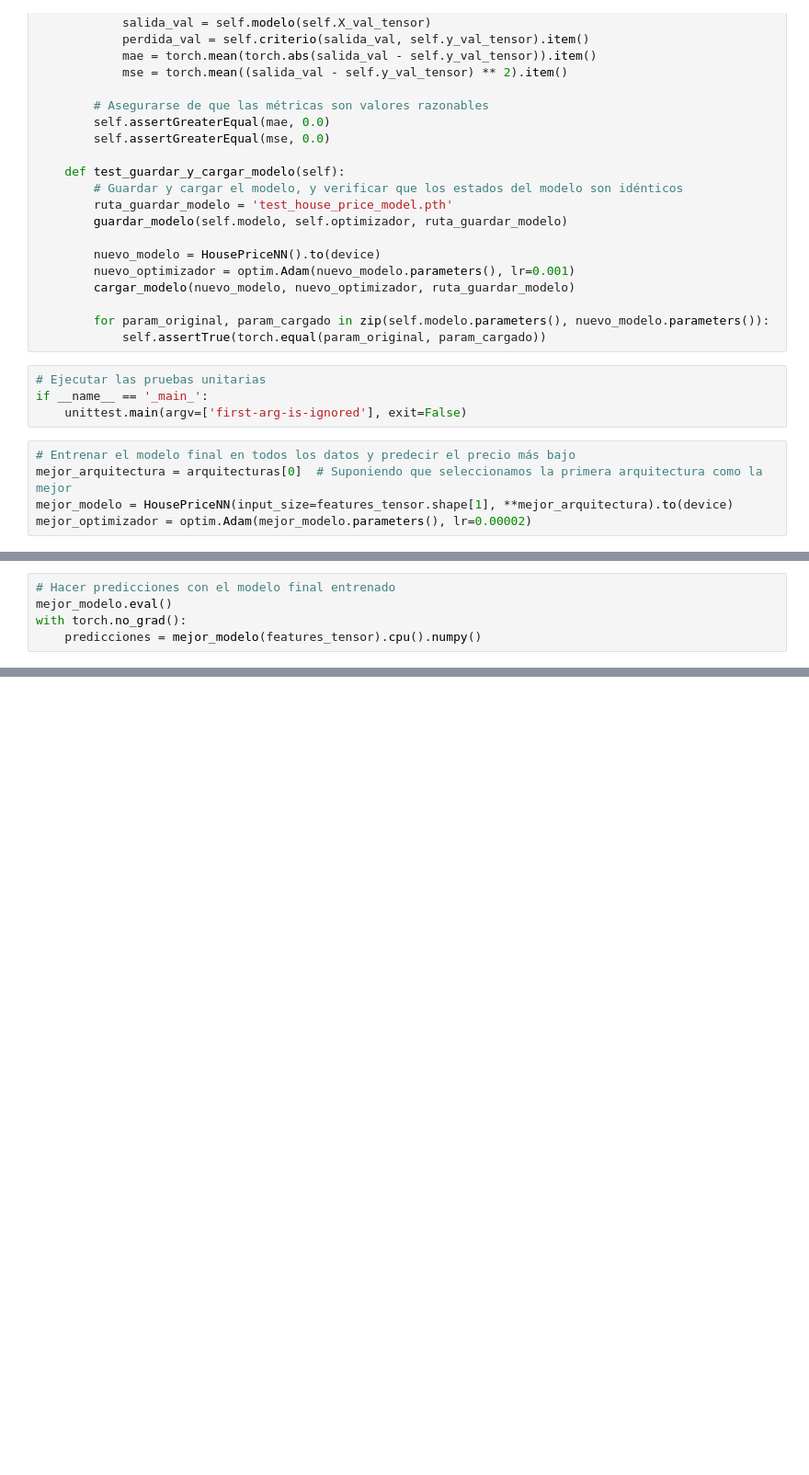
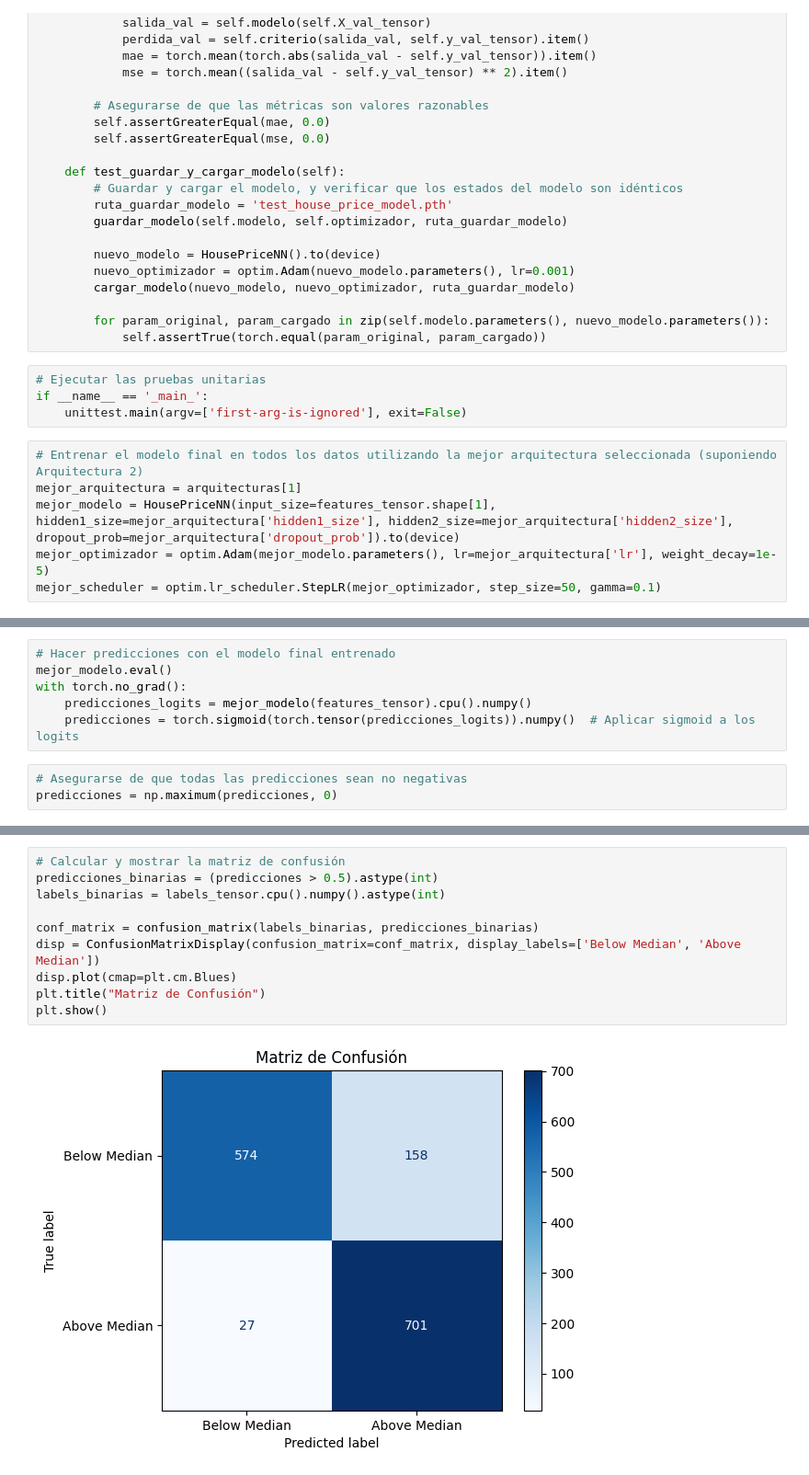
Before and after one commit to Ans-Soft/Simulacion-Iris, a Jupyter notebook: deepLearning.ipynb, the cells around one changed output, grey strips where cells are left out. Shown: that part at 92% size. Drawn from its saved outputs; the diff is of its cells as text; blank space fills up the shorter version.

```diff
--- a/deepLearning.ipynb
+++ b/deepLearning.ipynb
@@ -307,8 +288,9 @@ class TestHousePriceNN(unittest.TestCase):
 if __name__ == '_main_':
     unittest.main(argv=['first-arg-is-ignored'], exit=False)
 # %%
-# Entrenar el modelo final en todos los datos y predecir el precio más bajo
-mejor_arquitectura = arquitecturas[0]  # Suponiendo que seleccionamos la primera arquitectura como la mejor
-mejor_modelo = HousePriceNN(input_size=features_tensor.shape[1], **mejor_arquitectura).to(device)
-mejor_optimizador = optim.Adam(mejor_modelo.parameters(), lr=0.00002)
+# Entrenar el modelo final en todos los datos utilizando la mejor arquitectura seleccionada (suponiendo Arquitectura 2)
+mejor_arquitectura = arquitecturas[1]
+mejor_modelo = HousePriceNN(input_size=features_tensor.shape[1], hidden1_size=mejor_arquitectura['hidden1_size'], hidden2_size=mejor_arquitectura['hidden2_size'], dropout_prob=mejor_arquitectura['dropout_prob']).to(device)
+mejor_optimizador = optim.Adam(mejor_modelo.parameters(), lr=mejor_arquitectura['lr'], weight_decay=1e-5)
+mejor_scheduler = optim.lr_scheduler.StepLR(mejor_optimizador, step_size=50, gamma=0.1)
 # %%
@@ -323,7 +313,11 @@ Early stopping at epoch 11
 # Hacer predicciones con el modelo final entrenado
 mejor_modelo.eval()
 with torch.no_grad():
-    predicciones = mejor_modelo(features_tensor).cpu().numpy()
+    predicciones_logits = mejor_modelo(features_tensor).cpu().numpy()
+    predicciones = torch.sigmoid(torch.tensor(predicciones_logits)).numpy()  # Aplicar sigmoid a los logits
+# %%
+# Asegurarse de que todas las predicciones sean no negativas
+predicciones = np.maximum(predicciones, 0)
 # %%
 # Encontrar el valor más bajo
 precio_minimo = np.min(predicciones)
@@ -335,0 +327,12 @@ El valor de la casa más barata predicho es: 0.0
+# %%
+# Calcular y mostrar la matriz de confusión
+predicciones_binarias = (predicciones > 0.5).astype(int)
+labels_binarias = labels_tensor.cpu().numpy().astype(int)
+
+conf_matrix = confusion_matrix(labels_binarias, predicciones_binarias)
+disp = ConfusionMatrixDisplay(confusion_matrix=conf_matrix, display_labels=['Below Median', 'Above Median'])
+disp.plot(cmap=plt.cm.Blues)
+plt.title("Matriz de Confusión")
+plt.show()
+# %% [output]
+[figure, added]
```
Also changed, not shown: parts of 8 cells of this notebook.
